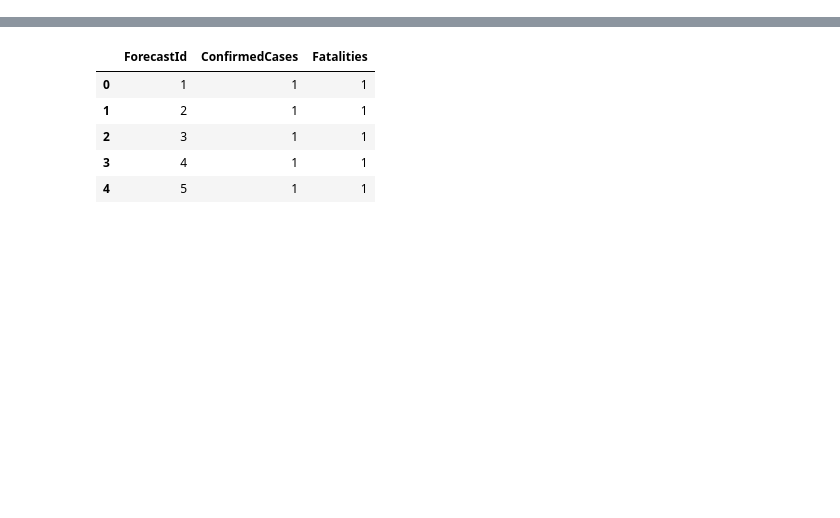
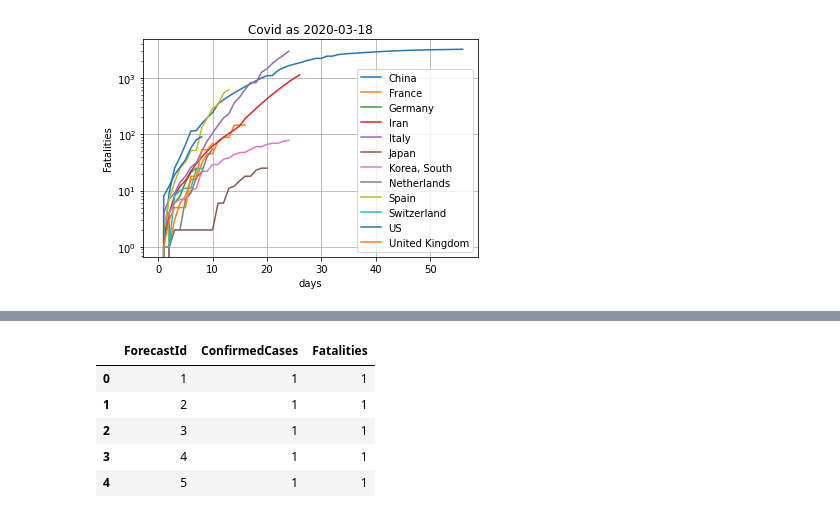
Before and after one commit to ldejuan/covid, a Jupyter notebook: descriptive_analysis.ipynb, the cells around one changed output, grey strips where cells are left out. Drawn from its saved outputs; the diff is of its cells as text; code cells hidden in the pictures; blank space fills up the shorter version.

```diff
--- a/descriptive_analysis.ipynb
+++ b/descriptive_analysis.ipynb
@@ -36,0 +96,22 @@ dfTest.head()
+# %%
+
+fig,ax = plt.subplots()
+def plot_country(df):
+  y=df.shifted_Fatalities
+  if np.max(y) > 20 :
+    x=df.Fatality_Period
+    ax.plot(x,y, label = df.Country_Region.iloc[0])
+    return 'success : (%s,%s)'%(np.min(x),np.min(y))
+  return 'not_plot : %s'%np.min(y)
+
+output = dfCountryNoZero.groupby(['Country_Region']).apply(plot_country)
+
+ax.set_yscale('log')
+ax.grid()
+ax.set_xlabel('days')
+ax.set_ylabel('Fatalities')
+ax.set_title(('Covid as %s'%dfCountryNoZero.Date.iloc[-1])[:19])
+ax.legend()
+fig.show()
+# %% [output]
+[figure, added]
```
Also changed, not shown: parts of 29 cells of this notebook.
